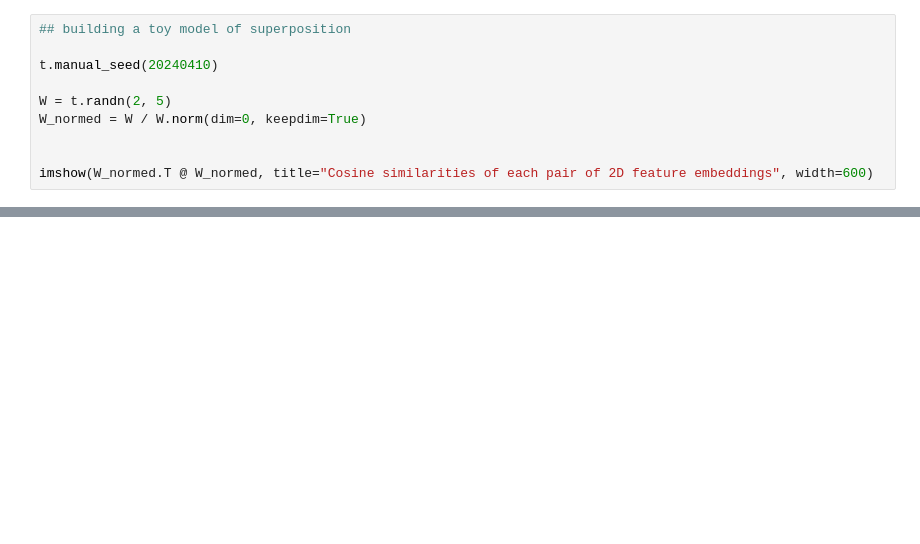
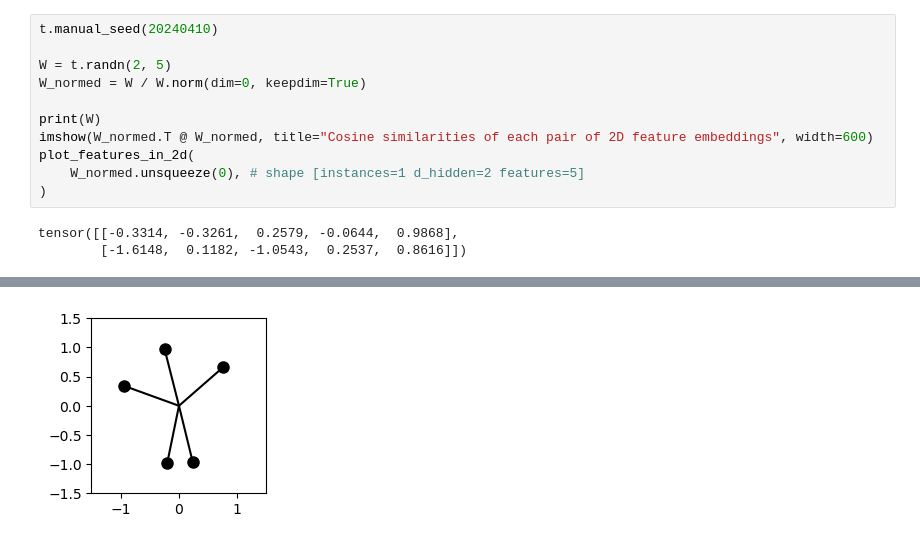
Before and after one commit to wllgrnt/mats-application-2024, a Jupyter notebook: sae_explorer.ipynb, the cells around one changed output, grey strips where cells are left out. Cells and saved outputs as stored; diff of their text form; blank space fills up the shorter version.

```diff
--- a/sae_explorer.ipynb
+++ b/sae_explorer.ipynb
@@ -54,12 +125,15 @@ from src.plotly_utils import imshow
 # %%
-## building a toy model of superposition
-
 t.manual_seed(20240410)
 
 W = t.randn(2, 5)
 W_normed = W / W.norm(dim=0, keepdim=True)
 
-
+print(W)
 imshow(W_normed.T @ W_normed, title="Cosine similarities of each pair of 2D feature embeddings", width=600)
+plot_features_in_2d(
+    W_normed.unsqueeze(0), # shape [instances=1 d_hidden=2 features=5]
+)
 # %% [output]
+tensor([[-0.3314, -0.3261,  0.2579, -0.0644,  0.9868],
+        [-1.6148,  0.1182, -1.0543,  0.2537,  0.8616]])
 [interactive output not drawn]
@@ -65,0 +141 @@ imshow(W_normed.T @ W_normed, title="Cosine similarities of each pair of 2D feat
+[figure, added]
```
Also changed, not shown: parts of 13 cells of this notebook, 3 other files.
